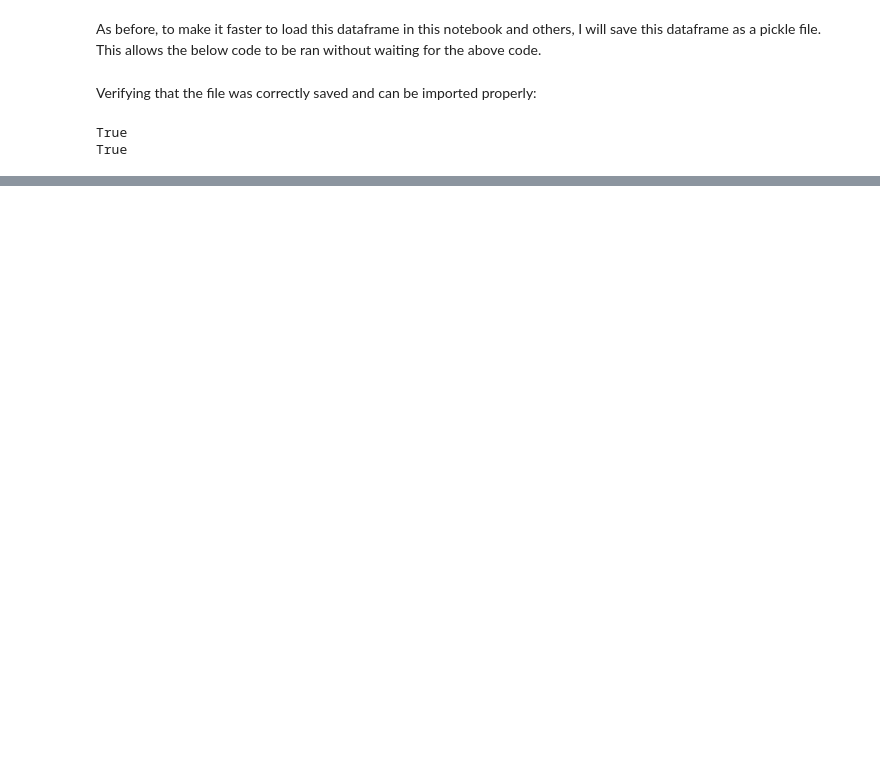
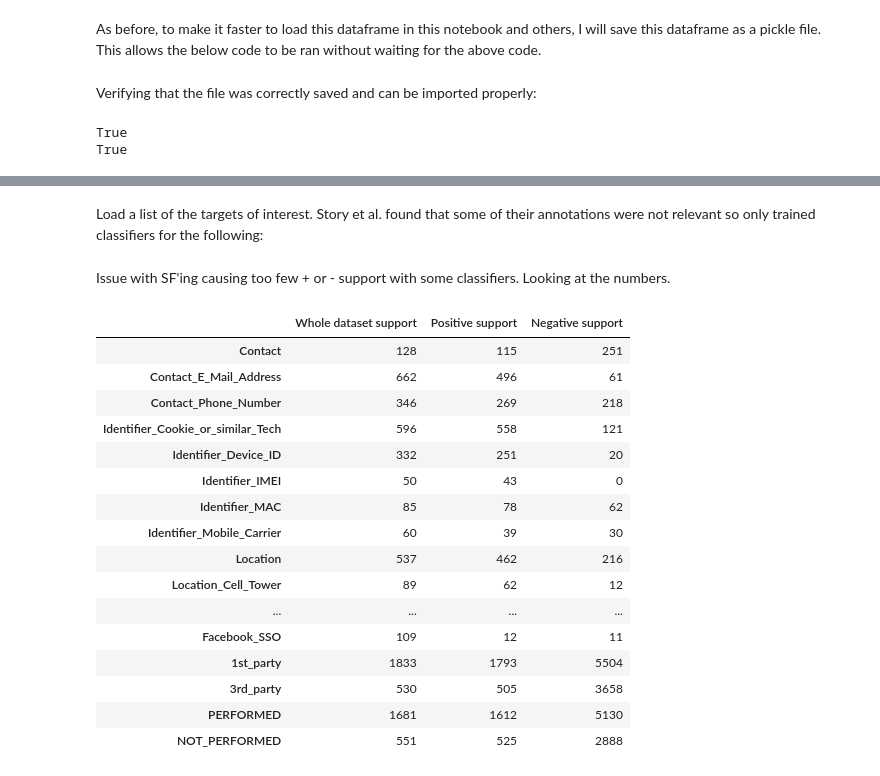
Before and after one commit to calhinchcliffe/nlp_privacy_policies, a Jupyter notebook: 4_preprocessing.ipynb, the cells around one changed output, grey strips where cells are left out. Cells and saved outputs as stored; diff of their text form; code cells hidden in the pictures; blank space fills up the shorter version.

```diff
--- a/4_preprocessing.ipynb
+++ b/4_preprocessing.ipynb
@@ -507,0 +550,73 @@ I now have a dataframe with cleaned text, crafted features, and all targets.  No
+# %%
+# Load a table to access the appropriate crafted features corresponding to each target
+clean_annotation_features = pd.read_pickle("objects/clean_annotation_features.pkl")
+# %% [markdown]
+Load a list of the targets of interest. Story et al. found that some of their annotations were not relevant so only trained classifiers for the following:
+# %%
+list_of_18_classifiers = ['Contact', 'Contact_E_Mail_Address', 'Contact_Phone_Number',
+                       'Identifier_Cookie_or_similar_Tech', 'Identifier_Device_ID', 'Identifier_IMEI',
+                        'Identifier_MAC', 'Identifier_Mobile_Carrier',
+                        'Location', 'Location_Cell_Tower', 'Location_GPS', 'Location_WiFi',
+                        'SSO', 'Facebook_SSO',
+                        '1st_party', '3rd_party',
+                        'PERFORMED', 'NOT_PERFORMED'] # cross-checked from table on pg 4 of the paper
+# %% [markdown]
+Issue with SF'ing causing too few + or - support with some classifiers. Looking at the numbers.
+# %%
+def sentence_filtering(X, y, df_filter = sf_filter):
+        # filter y
+    y2 = y.loc[df_filter].copy()
+    y2.reset_index(inplace=True, drop=True)
+
+        # filter X
+    X2 = X.loc[df_filter].copy()
+    X2.reset_index(inplace=True, drop=True)
+
+    return X2, y2
+
+support_after_sf_table = pd.DataFrame({"Whole dataset support":["tbd"], "Positive support":["tbd"], "Negative support":["tbd"]}, index=["Contact"])
+
+for classifier in list_of_18_classifiers:
+
+    # Separate into x and y
+    y = df_for_pipelining_train[classifier]
+    X = pd.concat([df_for_pipelining_train['segment_text'],df_for_pipelining_train.loc[:,'contact info':]], axis=1).copy()
+
+    # Before sentence filtering, recording the frequency across the whole train set
+    support_after_sf_table.loc[classifier, "Whole dataset support"] = y.value_counts()[1]
+
+    # Get correct classifier_features to use for sentence filtering:
+    # Filtering the table to get the list object from the same row that lists the classifier
+    classifier_features = clean_annotation_features[ clean_annotation_features['annotation'] == classifier ]     \
+                            .reset_index().at[0,'features']
+
+     # Using the classifier_features, create a boolean series to use for sentence filtering:
+    sf_filter = ((X[classifier_features] > 0)\
+                 .sum(axis=1) > 0 )
+
+    # Applying sentence filtering
+    X, y = sentence_filtering(X, y, sf_filter)
+
+    # Populating the table with the frequency of data for each classifier after sentence filtering
+    support_after_sf_table.loc[classifier, "Positive support"] = y.value_counts().get(1, 0)
+    support_after_sf_table.loc[classifier, "Negative support"] = y.value_counts().get(0, 0)
+
+support_after_sf_table
+# %% [output]
+|  | Whole dataset support | Positive support | Negative support |
+| Contact | 128 | 115 | 251 |
+| Contact_E_Mail_Address | 662 | 496 | 61 |
+| Contact_Phone_Number | 346 | 269 | 218 |
+| Identifier_Cookie_or_similar_Tech | 596 | 558 | 121 |
+| Identifier_Device_ID | 332 | 251 | 20 |
+| Identifier_IMEI | 50 | 43 | 0 |
+| Identifier_MAC | 85 | 78 | 62 |
+| Identifier_Mobile_Carrier | 60 | 39 | 30 |
+| Location | 537 | 462 | 216 |
+| Location_Cell_Tower | 89 | 62 | 12 |
+| ... | ... | ... | ... |
+| Facebook_SSO | 109 | 12 | 11 |
+| 1st_party | 1833 | 1793 | 5504 |
+| 3rd_party | 530 | 505 | 3658 |
+| PERFORMED | 1681 | 1612 | 5130 |
+| NOT_PERFORMED | 551 | 525 | 2888 |
```
Also changed, not shown: parts of 24 cells of this notebook, 1 other file.
